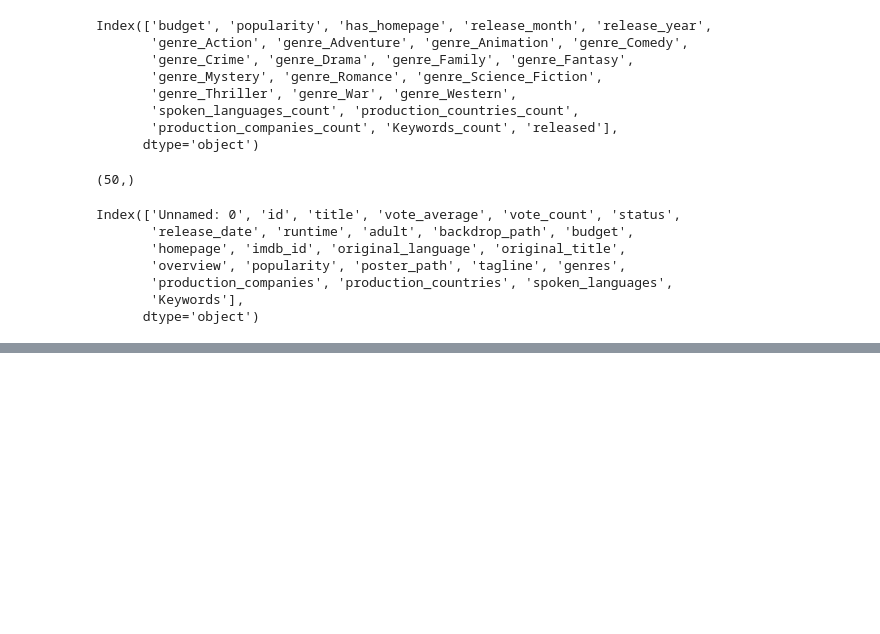
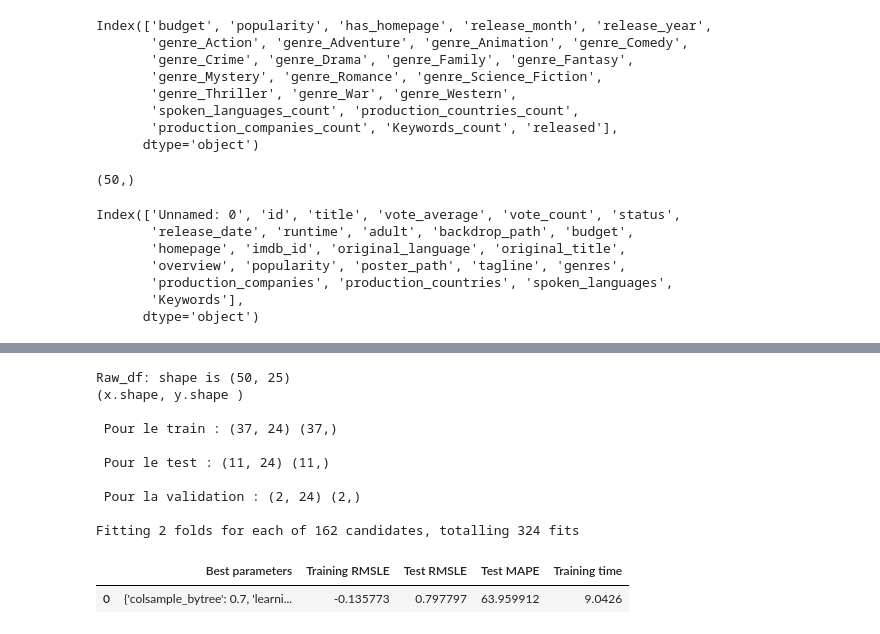
Before and after one commit to jomayans/Projet-Python, a Jupyter notebook: notebooks/Experimentation4.ipynb, the cells around one changed output, grey strips where cells are left out. Saved outputs shown, nothing was run; the diff lists cells and outputs as text; code cells hidden in the pictures; blank space fills up the shorter version.

```diff
--- a/notebooks/Experimentation4.ipynb
+++ b/notebooks/Experimentation4.ipynb
@@ -266,0 +387,15 @@ Fitting 2 folds for each of 162 candidates, totalling 324 fits
+# %%
+Main_no_dur_variable1.run_xgreg()
+# %% [output]
+Raw_df: shape is (50, 25)
+(x.shape, y.shape )
+
+ Pour le train : (37, 24) (37,)
+
+ Pour le test : (11, 24) (11,)
+
+ Pour la validation : (2, 24) (2,)
+
+Fitting 2 folds for each of 162 candidates, totalling 324 fits
+|  | Best parameters | Training RMSLE | Test RMSLE | Test MAPE | Training time |
+| 0 | {'colsample_bytree': 0.7, 'learni... | -0.135773 | 0.797797 | 63.959912 | 9.0426 |
```
Also changed, not shown: parts of 59 cells of this notebook, 19 other files.
